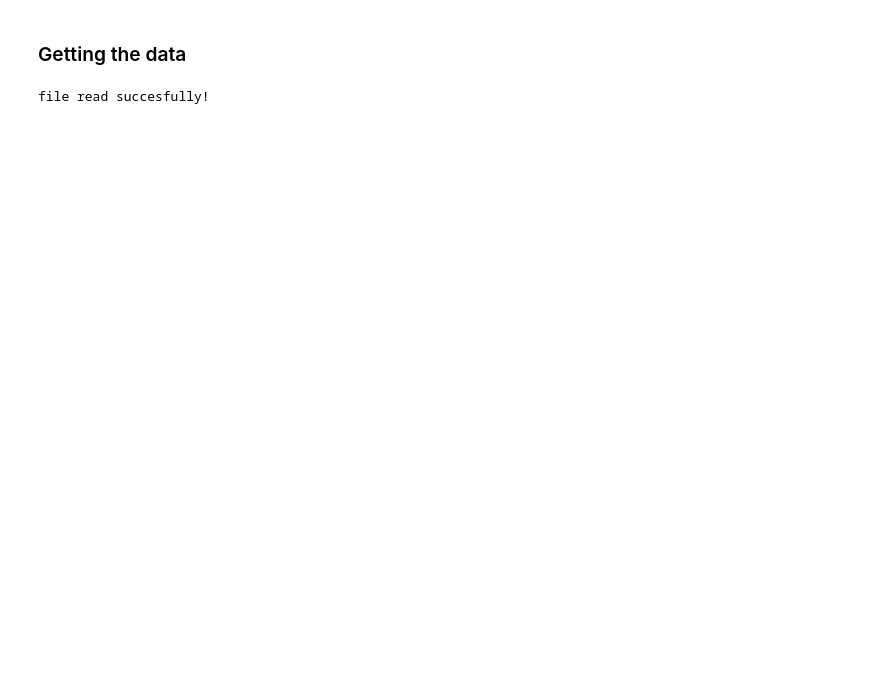
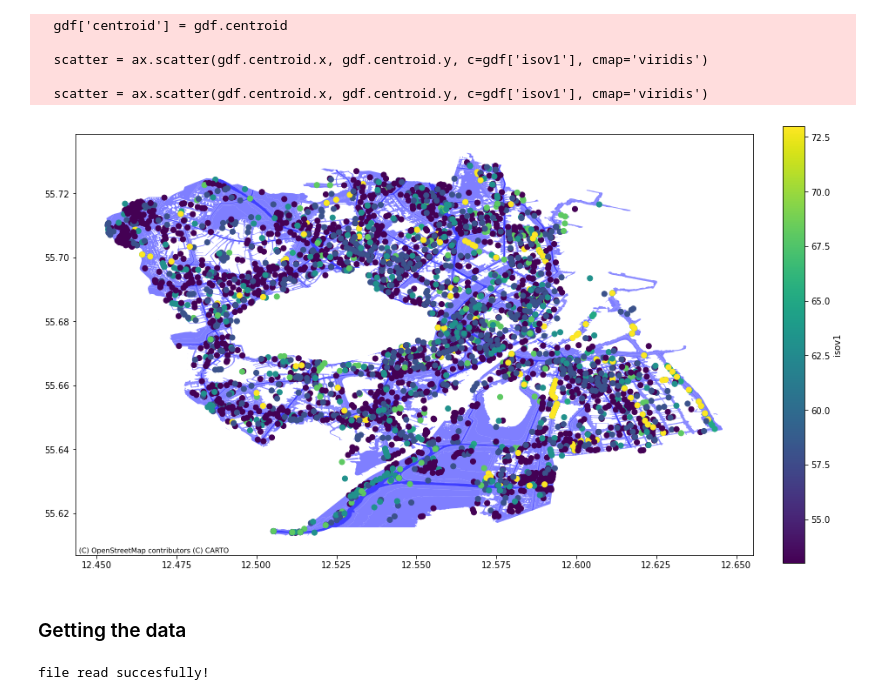
Before and after one commit to Marcus-Friis/geospatial-exam, a Jupyter notebook: notebooks/noise.ipynb, the cells around one changed output. Cells and saved outputs as stored; diff of their text form; code cells hidden in the pictures; blank space fills up the shorter version.

```diff
--- a/notebooks/noise.ipynb
+++ b/notebooks/noise.ipynb
@@ -13,0 +11,2 @@ print(
+# %%
+gdf = gpd.read_file("work/data/stoej.json")
@@ -14,3 +17,26 @@ print(
+# %%
+ax = gdf.plot(figsize=(15, 15), color='blue', alpha=0.5)
+
+# Add basemap
+cx.add_basemap(ax, crs="EPSG:2643", source=cx.providers.CartoDB.Voyager)
+
+# Extract centroids
+gdf['centroid'] = gdf.centroid
+
+# Add gradient color based on the "iso1" column
+scatter = ax.scatter(gdf.centroid.x, gdf.centroid.y, c=gdf['isov1'], cmap='viridis')
+
+# Add colorbar
+plt.colorbar(scatter, ax=ax, label='isov1', fraction=0.03, pad=0.04)
+
+plt.show()
+# %% [output]
+  gdf['centroid'] = gdf.centroid
+
+  scatter = ax.scatter(gdf.centroid.x, gdf.centroid.y, c=gdf['isov1'], cmap='viridis')
+
+  scatter = ax.scatter(gdf.centroid.x, gdf.centroid.y, c=gdf['isov1'], cmap='viridis')
+[figure, added]
 # %% [markdown]
 ### Getting the data
 # %%
```
Also changed, not shown: parts of 15 cells of this notebook.
